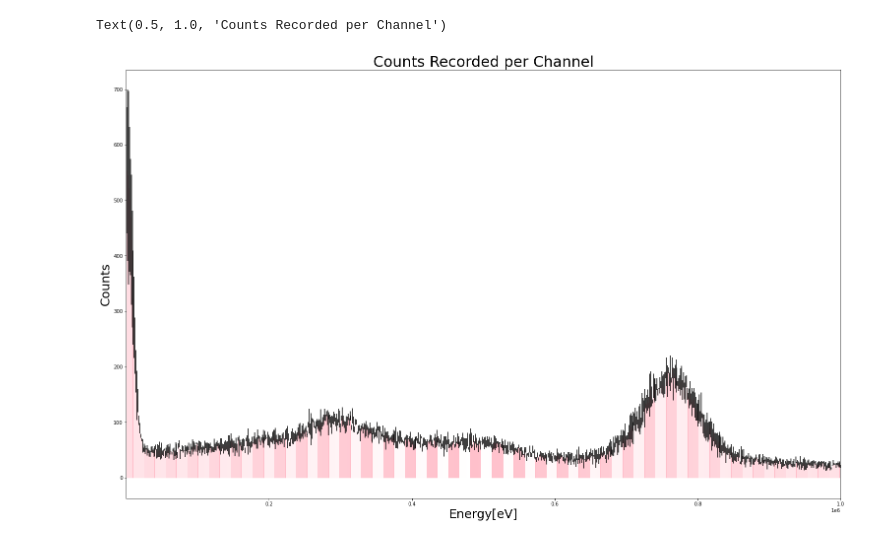
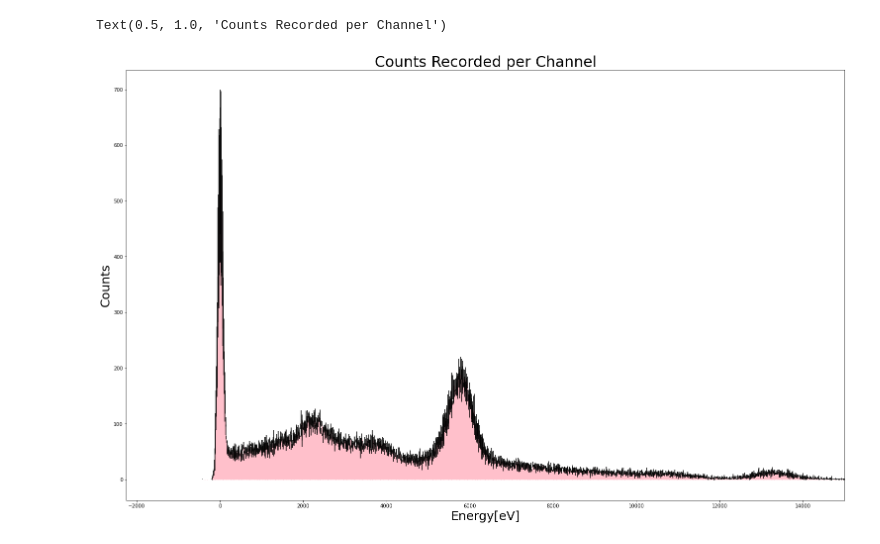
Before and after one commit to diodeamy/GammaSpectra, a Jupyter notebook: graphing.ipynb, the cells around one changed output. Saved outputs shown, nothing was run; the diff lists cells and outputs as text; code cells hidden in the pictures.

```diff
--- a/graphing.ipynb
+++ b/graphing.ipynb
@@ -40,13 +10,13 @@ data1
 # %%
 fig, ax = plt.subplots(figsize = (26,16))
 
 # barplotting because it feels better than a histogram
-ax.bar(x = data1['energy'], height = data1['average'], width = 0.8, ec = 'pink', yerr = data1['error'])
-ax.set_xlim(xmin=150, xmax = 1000000)
+ax.bar(x = data['ADC channel'], height = data['average'], width = 0.8, ec = 'pink', yerr = data['error'])
+ax.set_xlim(xmax = 15000)
 
 plt.xlabel('Energy[eV]', fontsize = 25)
 plt.ylabel('Counts', fontsize = 25)
 plt.title('Counts Recorded per Channel', fontsize = 30)
 # %% [output]
 Text(0.5, 1.0, 'Counts Recorded per Channel')
-[figure, old version]
+[figure, new version]
```
Also changed, not shown: parts of 8 cells of this notebook, 2 other files.
